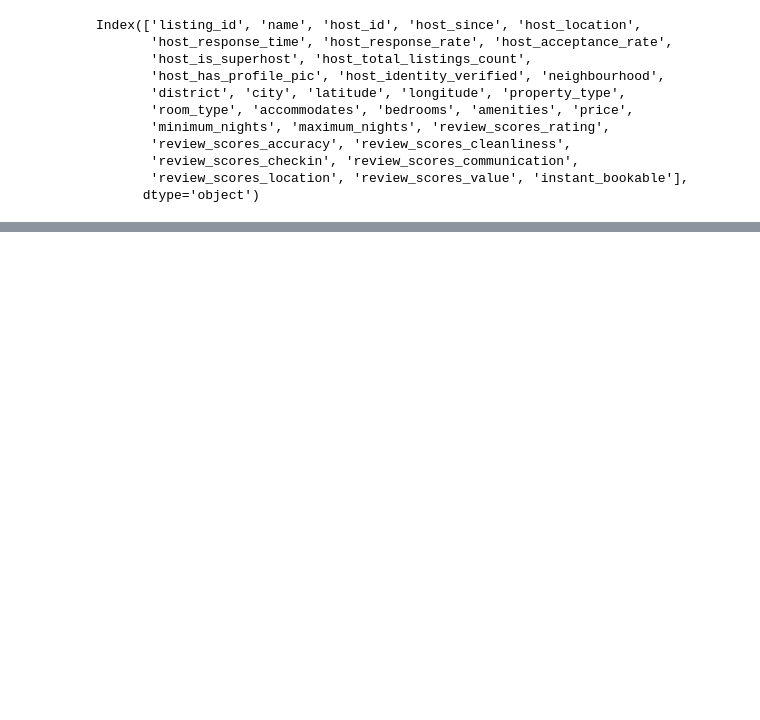
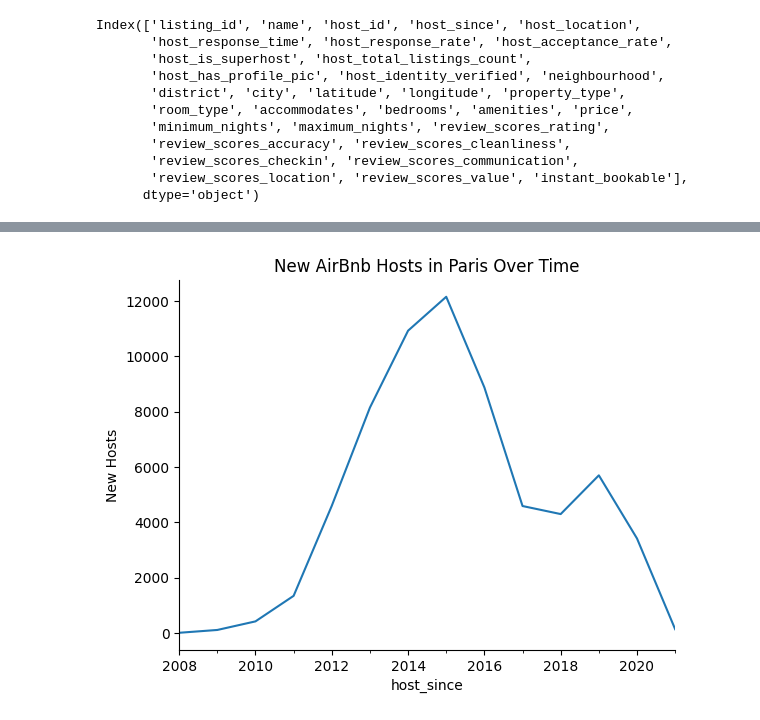
Before and after one commit to anycarolinys/Data-Science-Portfolio, a Jupyter notebook: airbnb_project/data_analysis.ipynb, the cells around one changed output, grey strips where cells are left out. Cells and saved outputs as stored; diff of their text form; code cells hidden in the pictures; blank space fills up the shorter version.

```diff
--- a/airbnb_project/data_analysis.ipynb
+++ b/airbnb_project/data_analysis.ipynb
@@ -23,0 +324,13 @@ Index(['listing_id', 'review_id', 'date', 'reviewer_id'], dtype='object')
+# %%
+paris_listings_over_time = (
+    paris_listings
+    # defining date column as dataframe index because we are working with time series data
+    .set_index('host_since')
+    .resample('YE')
+    .agg({
+        'neighbourhood': 'count',
+        'price': 'mean'
+    })
+)
+
+paris_listings_over_time
@@ -23,0 +388,9 @@ Index(['listing_id', 'review_id', 'date', 'reviewer_id'], dtype='object')
+# %%
+paris_listings_over_time['neighbourhood'].plot(
+    ylabel='New Hosts',
+    title='New AirBnb Hosts in Paris Over Time'
+)
+
+sns.despine()
+# %% [output]
+[figure, added]
```
Also changed, not shown: parts of 49 cells of this notebook, 1 other file.
